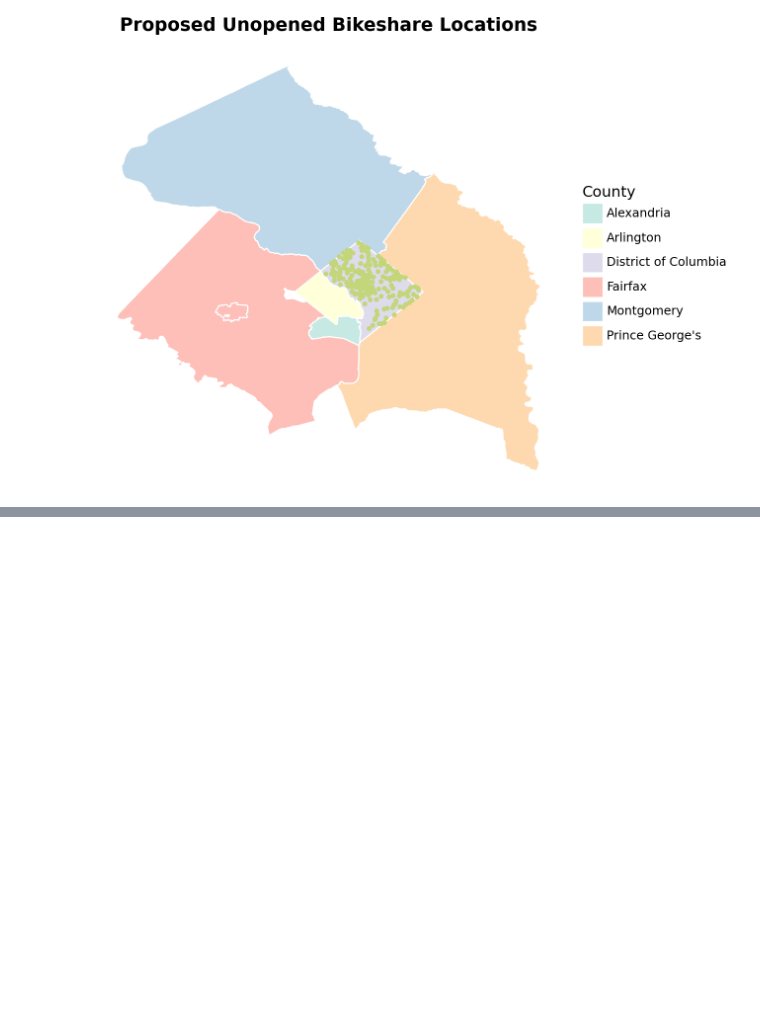
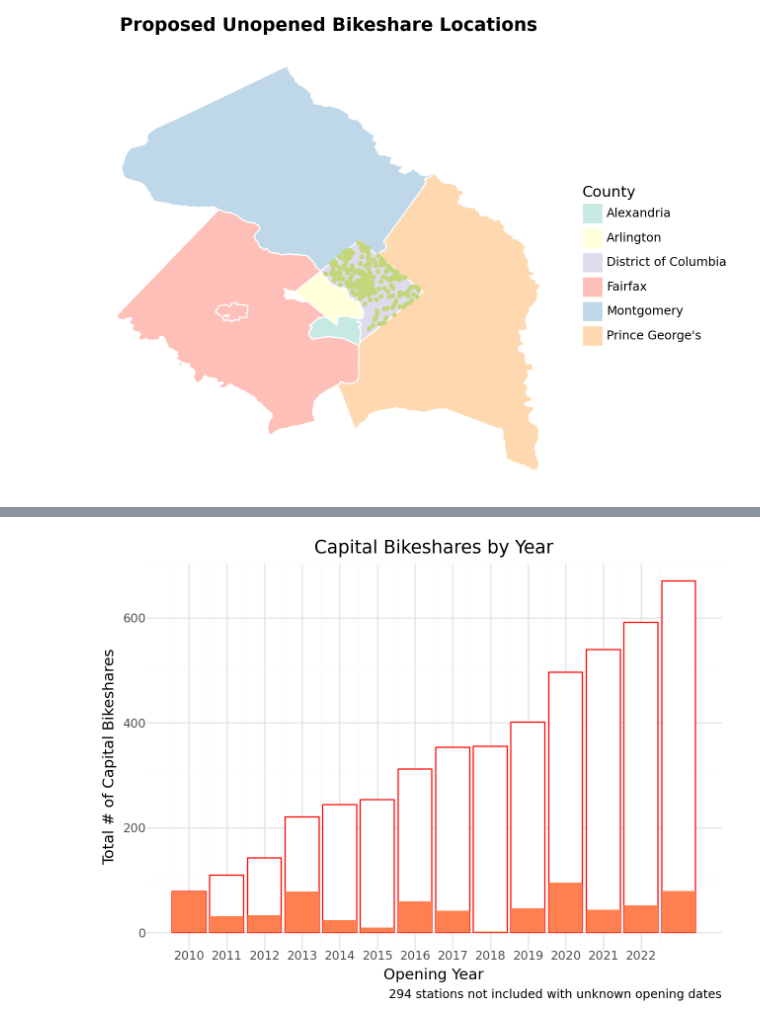
Before and after one commit to IbadatJarg/PPOL5203-Final_Project_Bikeshare, a Jupyter notebook: scripts/05_visualizations.ipynb, the cells around one changed output, grey strips where cells are left out. Drawn from its saved outputs; the diff is of its cells as text; code cells hidden in the pictures; blank space fills up the shorter version.

```diff
--- a/scripts/05_visualizations.ipynb
+++ b/scripts/05_visualizations.ipynb
@@ -168,4 +203,5 @@ ggplot(data = proposed) +
 # %% [output]
 [figure]
 # %%
-df_13
+#cleans up .0 after year
+df['open_year'] = df['open_year'].replace([np.nan, np.inf, -np.inf], 2000).astype(int).replace(2000, None)
@@ -185,0 +208,6 @@ df_13
+# %%
+#number of stations opened per year
+stations = df['open_year'].value_counts().reset_index().sort_values(by="open_year", ascending=True)
+# %%
+#gets total opened stations per year
+stations['sum'] = stations['count'].cumsum()
@@ -185,0 +237,16 @@ df_13
+# %%
+#graph of bikeshares by year
+(
+ggplot(data = stations) +
+    geom_col(aes(x = "open_year", y = "sum"), color = "red", fill = "white") +
+    geom_col(aes(x = "open_year", y = "count"), fill = "coral") +
+    labs(x = "Opening Year",
+        y = "Total # of Capital Bikeshares",
+        title = "Capital Bikeshares by Year",
+        caption = "294 stations not included with unknown opening dates",) +
+    theme_minimal() +
+    scale_x_continuous(breaks = range(2010, 2023))
+
+)
+# %% [output]
+[figure, added]
```
Also changed, not shown: parts of 10 cells of this notebook.
